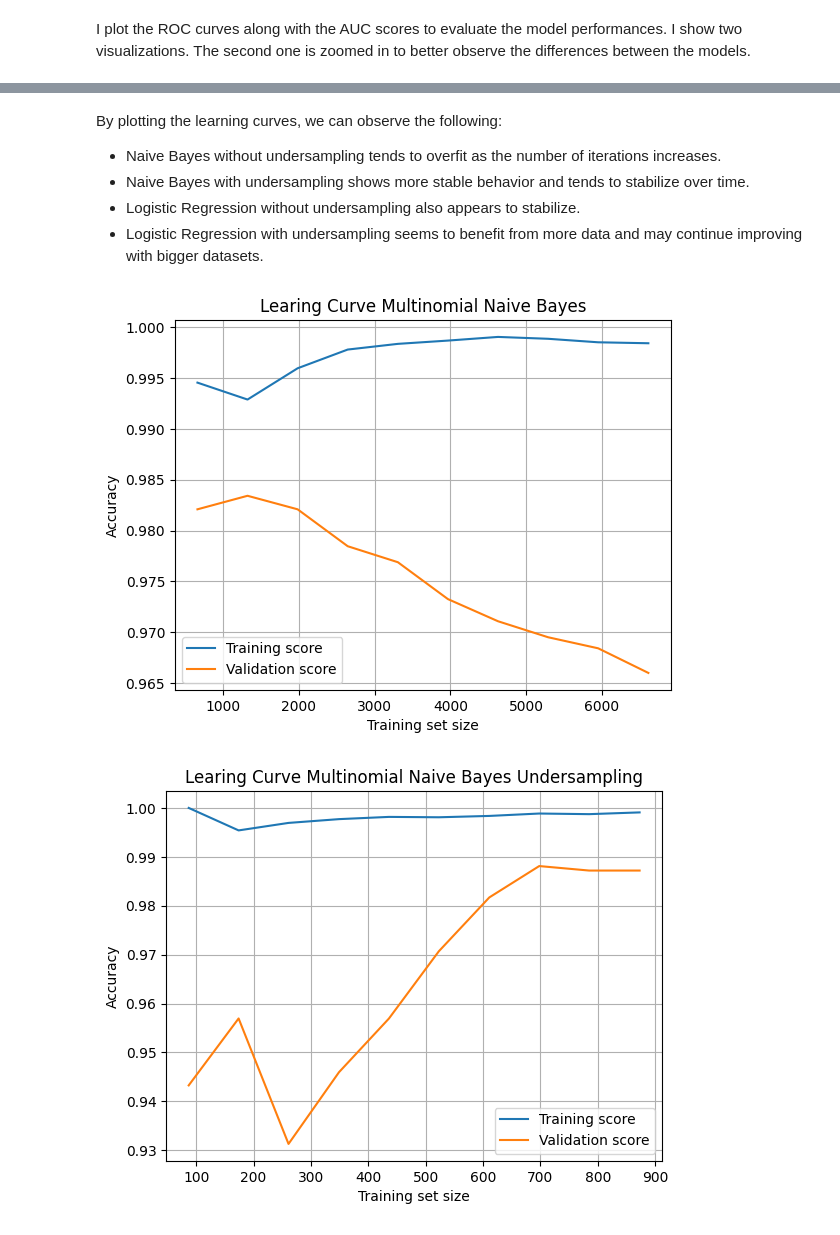
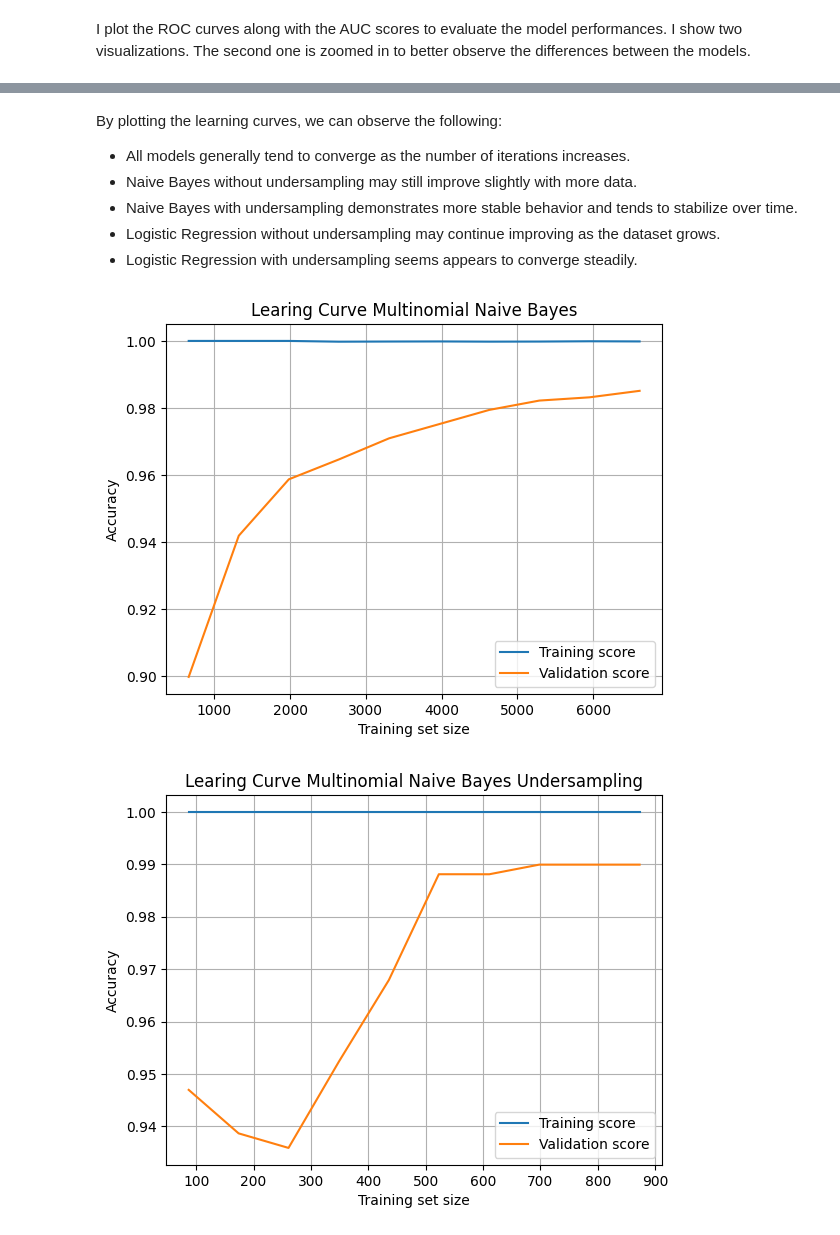
Before and after one commit to Simone-Smaldore/Language-Classifier, a Jupyter notebook: notebooks/4b-Model_evaluation_scratch_algo.ipynb, the cells around one changed output, grey strips where cells are left out. Drawn from its saved outputs; the diff is of its cells as text; code cells hidden in the pictures.

```diff
--- a/notebooks/4b-Model_evaluation_scratch_algo.ipynb
+++ b/notebooks/4b-Model_evaluation_scratch_algo.ipynb
@@ -38,16 +39,16 @@ I import the models saved during the training step.
 PATH_MODEL_FOLDER = Path(MODEL_FOLDER)
 
 with (PATH_MODEL_FOLDER / "nb_bow.pkl").open("rb") as f:
-    nb_bow = pickle.load(f)
+    nb_bow: GridSearchCVCustom = pickle.load(f)
 
 with (PATH_MODEL_FOLDER / "nb_bow_und.pkl").open("rb") as f:
-    nb_bow_und = pickle.load(f)
+    nb_bow_und: GridSearchCVCustom = pickle.load(f)
 
 with (PATH_MODEL_FOLDER / "lr_tfidf.pkl").open("rb") as f:
-    lr_tfidf = pickle.load(f)
+    lr_tfidf: GridSearchCVCustom = pickle.load(f)
 
 with (PATH_MODEL_FOLDER / "lr_tfidf_und.pkl").open("rb") as f:
-    lr_tfidf_und = pickle.load(f)
+    lr_tfidf_und: GridSearchCVCustom = pickle.load(f)
 # %% [markdown]
 I perform cross-validation to ensure that the results are not simply due to a lucky train-test split.
 # %%
@@ -210,10 +221,11 @@ plt.show()
 # %% [markdown]
 By plotting the learning curves, we can observe the following:
 
-- Naive Bayes without undersampling tends to overfit as the number of iterations increases.
-- Naive Bayes with undersampling shows more stable behavior and tends to stabilize over time.
-- Logistic Regression without undersampling also appears to stabilize.
-- Logistic Regression with undersampling seems to benefit from more data and may continue improving with bigger datasets.
+- All models generally tend to converge as the number of iterations increases.
+- Naive Bayes without undersampling may still improve slightly with more data.
+- Naive Bayes with undersampling demonstrates more stable behavior and tends to stabilize over time.
+- Logistic Regression without undersampling may continue improving as the dataset grows.
+- Logistic Regression with undersampling seems appears to converge steadily.
 # %%
 def plot_learning_curve(
     estimator: ModelML,
@@ -257,11 +269,11 @@ def plot_learning_curve(
     plt.grid(visible=True)
     plt.show()
 # %%
-plot_learning_curve(nb_bow, df_bow.X, df_bow.y, "Learing Curve Multinomial Naive Bayes")
+plot_learning_curve(nb_bow.best_model, df_bow.X, df_bow.y, "Learing Curve Multinomial Naive Bayes")
 # %% [output]
-[figure, old version]
+[figure, new version]
 # %%
-plot_learning_curve(nb_bow_und, df_bow_undersampling.X, df_bow_undersampling.y, "Learing Curve Multinomial Naive Bayes Undersampling")
+plot_learning_curve(nb_bow_und.best_model, df_bow_undersampling.X, df_bow_undersampling.y, "Learing Curve Multinomial Naive Bayes Undersampling")
 # %% [output]
-[figure, old version]
+[figure, new version]
 # %%
```
Also changed, not shown: parts of 10 cells of this notebook, 19 other files.
